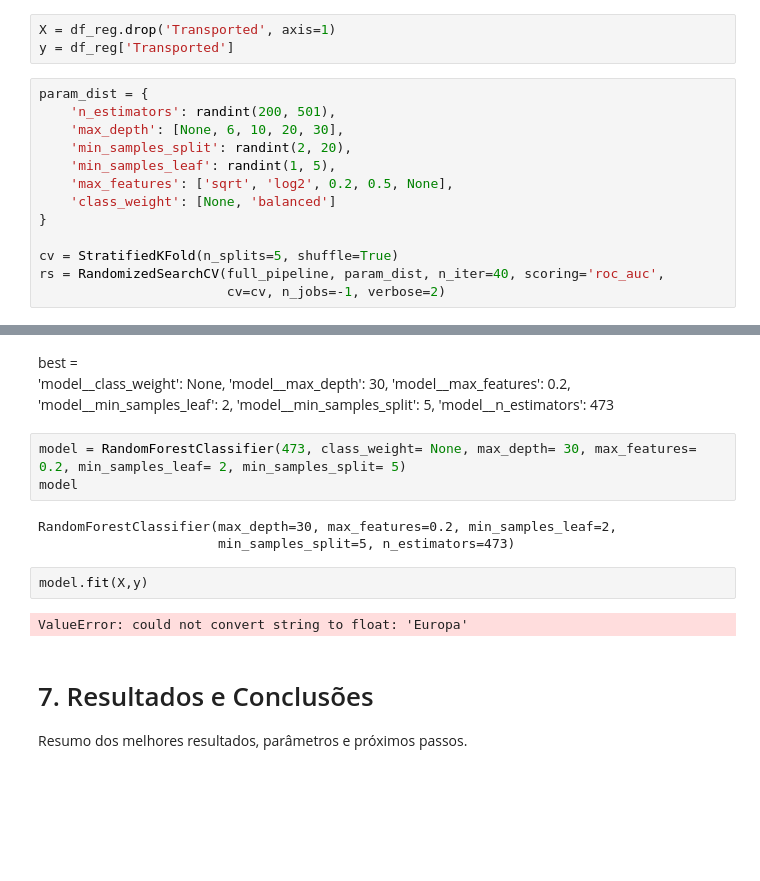
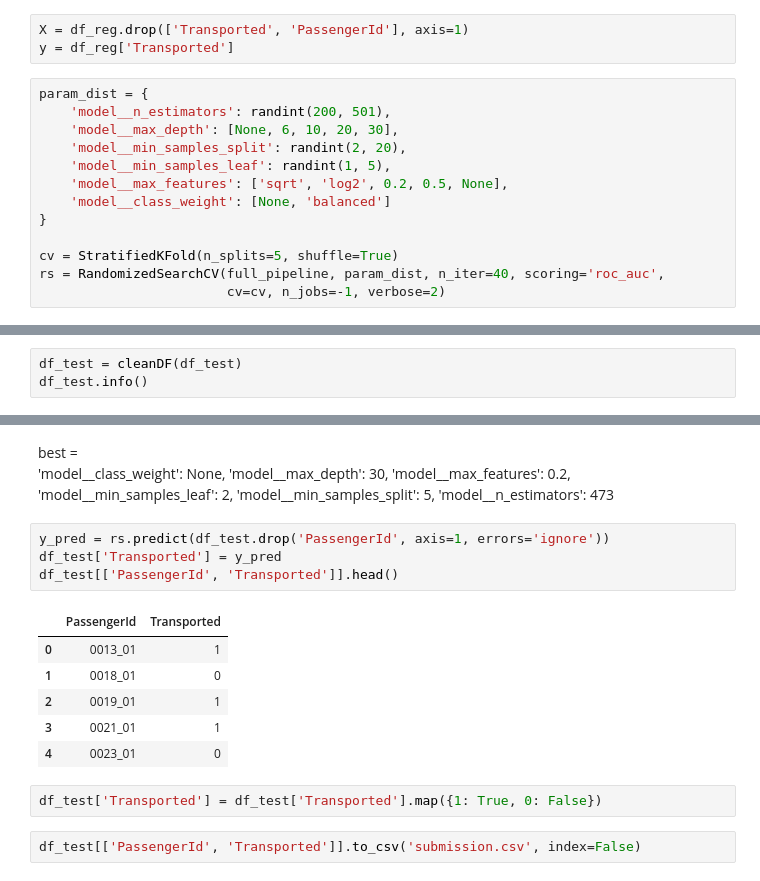
Before and after one commit to Walter-Alves-602/Spaceship-Titanic, a Jupyter notebook: Spaceship_Titanic.ipynb, the cells around one changed output, grey strips where cells are left out. Drawn from its saved outputs; the diff is of its cells as text; blank space fills up the shorter version.

```diff
--- a/Spaceship_Titanic.ipynb
+++ b/Spaceship_Titanic.ipynb
@@ -732,16 +732,16 @@ Pipeline(steps=[('preprocessor',
 # 6. Modelagem e Busca de Hiperparâmetros
 Definição do modelo, validação cruzada e otimização de hiperparâmetros.
 # %%
-X = df_reg.drop('Transported', axis=1)
+X = df_reg.drop(['Transported', 'PassengerId'], axis=1)
 y = df_reg['Transported']
 # %%
 param_dist = {
-    'n_estimators': randint(200, 501),
-    'max_depth': [None, 6, 10, 20, 30],
-    'min_samples_split': randint(2, 20),
-    'min_samples_leaf': randint(1, 5),
-    'max_features': ['sqrt', 'log2', 0.2, 0.5, None],
-    'class_weight': [None, 'balanced']
+    'model__n_estimators': randint(200, 501),
+    'model__max_depth': [None, 6, 10, 20, 30],
+    'model__min_samples_split': randint(2, 20),
+    'model__min_samples_leaf': randint(1, 5),
+    'model__max_features': ['sqrt', 'log2', 0.2, 0.5, None],
+    'model__class_weight': [None, 'balanced']
 }
 
 cv = StratifiedKFold(n_splits=5, shuffle=True)
@@ -756,0 +782,3 @@ KeyboardInterrupt:
+# %%
+df_test = cleanDF(df_test)
+df_test.info()
@@ -757,16 +803,18 @@ KeyboardInterrupt:
 # %% [markdown]
 best =
 'model__class_weight': None, 'model__max_depth': 30, 'model__max_features': 0.2, 'model__min_samples_leaf': 2, 'model__min_samples_split': 5, 'model__n_estimators': 473
-# %%
-model = RandomForestClassifier(473, class_weight= None, max_depth= 30, max_features= 0.2, min_samples_leaf= 2, min_samples_split= 5)
-model
-# %% [output]
-RandomForestClassifier(max_depth=30, max_features=0.2, min_samples_leaf=2,
-                       min_samples_split=5, n_estimators=473)
-# %%
-model.fit(X,y)
-# %% [output]
-ValueError: could not convert string to float: 'Europa'
-# %% [markdown]
-# 7. Resultados e Conclusões
-Resumo dos melhores resultados, parâmetros e próximos passos.
+# %%
+y_pred = rs.predict(df_test.drop('PassengerId', axis=1, errors='ignore'))
+df_test['Transported'] = y_pred
+df_test[['PassengerId', 'Transported']].head()
+# %% [output]
+|  | PassengerId | Transported |
+| 0 | 0013_01 | 1 |
+| 1 | 0018_01 | 0 |
+| 2 | 0019_01 | 1 |
+| 3 | 0021_01 | 1 |
+| 4 | 0023_01 | 0 |
+# %%
+df_test['Transported'] = df_test['Transported'].map({1: True, 0: False})
+# %%
+df_test[['PassengerId', 'Transported']].to_csv('submission.csv', index=False)
```
Also changed, not shown: parts of 4 cells of this notebook, 1 other file.
